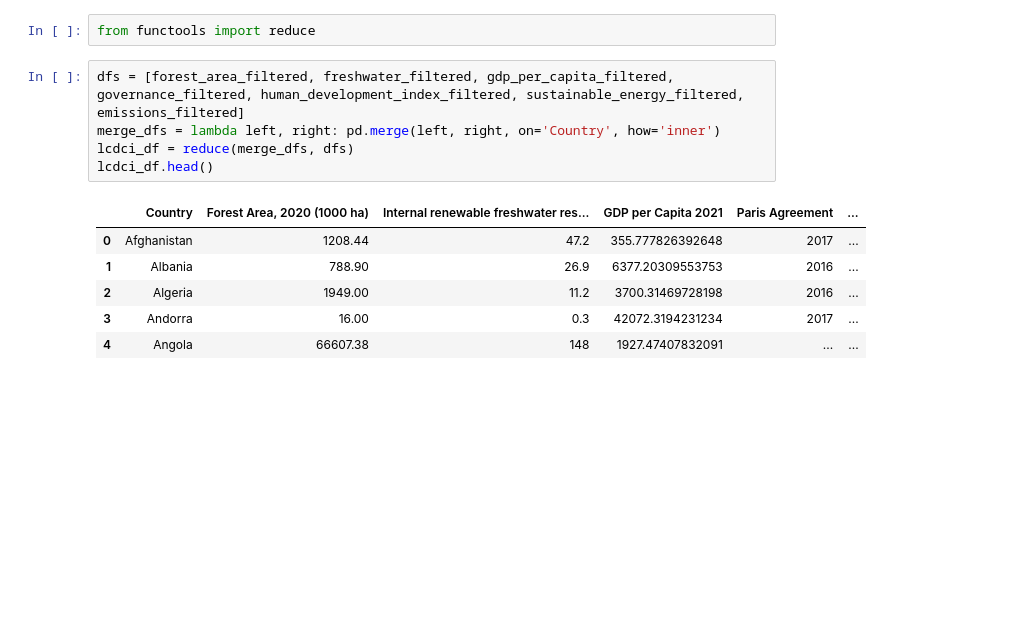
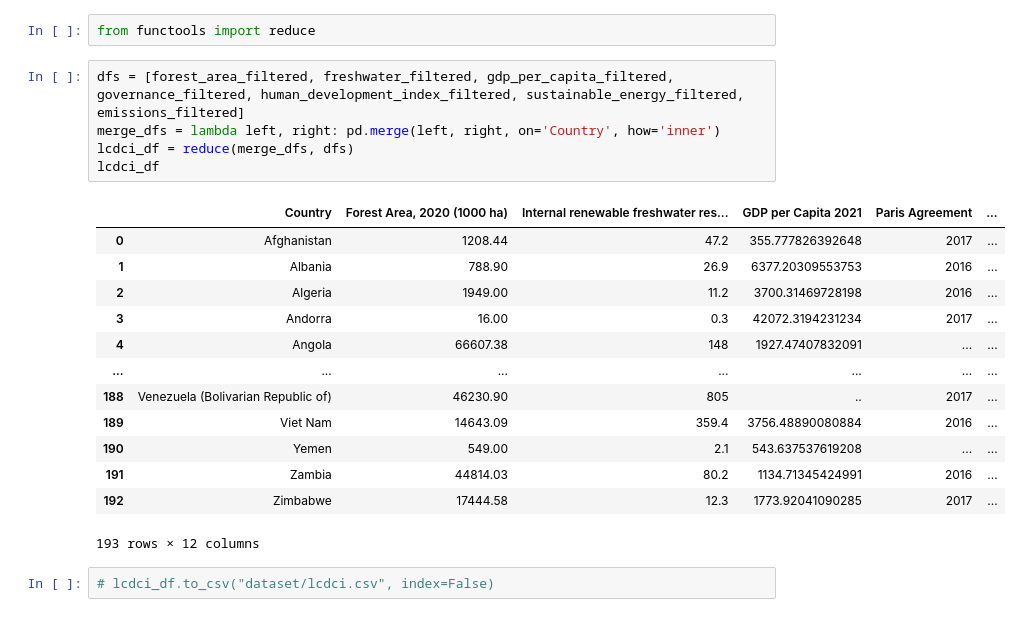
Before and after one commit to luanakimley/low-carbon-development-composite-index, a Jupyter notebook: data_cleaning.ipynb, the cells around one changed output. Cells and saved outputs as stored; diff of their text form; blank space fills up the shorter version.

```diff
--- a/data_cleaning.ipynb
+++ b/data_cleaning.ipynb
@@ -315,12 +316,21 @@ from functools import reduce
 # %%
 dfs = [forest_area_filtered, freshwater_filtered, gdp_per_capita_filtered, governance_filtered, human_development_index_filtered, sustainable_energy_filtered, emissions_filtered]
 merge_dfs = lambda left, right: pd.merge(left, right, on='Country', how='inner')
 lcdci_df = reduce(merge_dfs, dfs)
-lcdci_df.head()
+lcdci_df
 # %% [output]
 |  | Country | Forest Area, 2020 (1000 ha) | Internal renewable freshwater res... | GDP per Capita 2021 | Paris Agreement | ... |
 | 0 | Afghanistan | 1208.44 | 47.2 | 355.777826392648 | 2017 | ... |
 | 1 | Albania | 788.90 | 26.9 | 6377.20309553753 | 2016 | ... |
 | 2 | Algeria | 1949.00 | 11.2 | 3700.31469728198 | 2016 | ... |
 | 3 | Andorra | 16.00 | 0.3 | 42072.3194231234 | 2017 | ... |
 | 4 | Angola | 66607.38 | 148 | 1927.47407832091 | ... | ... |
+| ... | ... | ... | ... | ... | ... | ... |
+| 188 | Venezuela (Bolivarian Republic of) | 46230.90 | 805 | .. | 2017 | ... |
+| 189 | Viet Nam | 14643.09 | 359.4 | 3756.48890080884 | 2016 | ... |
+| 190 | Yemen | 549.00 | 2.1 | 543.637537619208 | ... | ... |
+| 191 | Zambia | 44814.03 | 80.2 | 1134.71345424991 | 2016 | ... |
+| 192 | Zimbabwe | 17444.58 | 12.3 | 1773.92041090285 | 2017 | ... |
+193 rows × 12 columns
+# %%
+# lcdci_df.to_csv("dataset/lcdci.csv", index=False)
```
Also changed, not shown: parts of 4 cells of this notebook.
